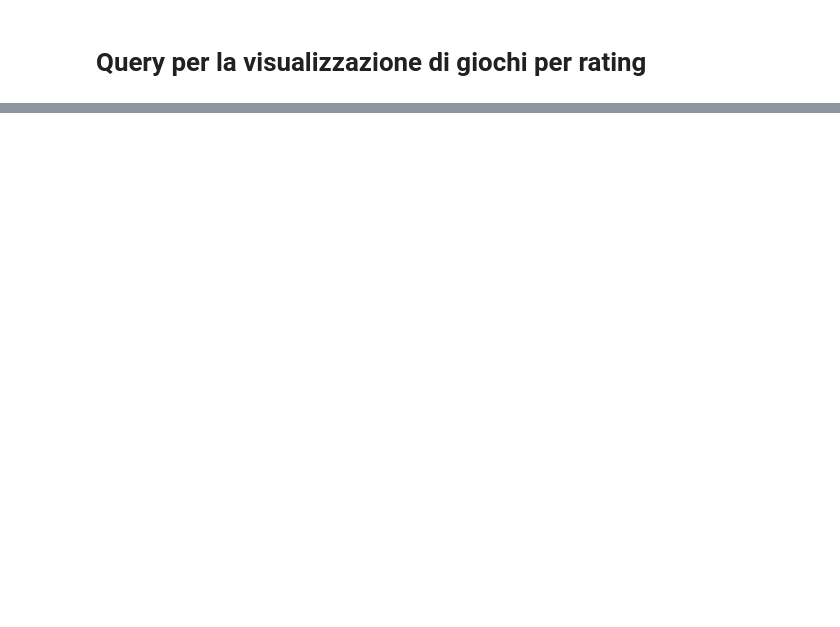
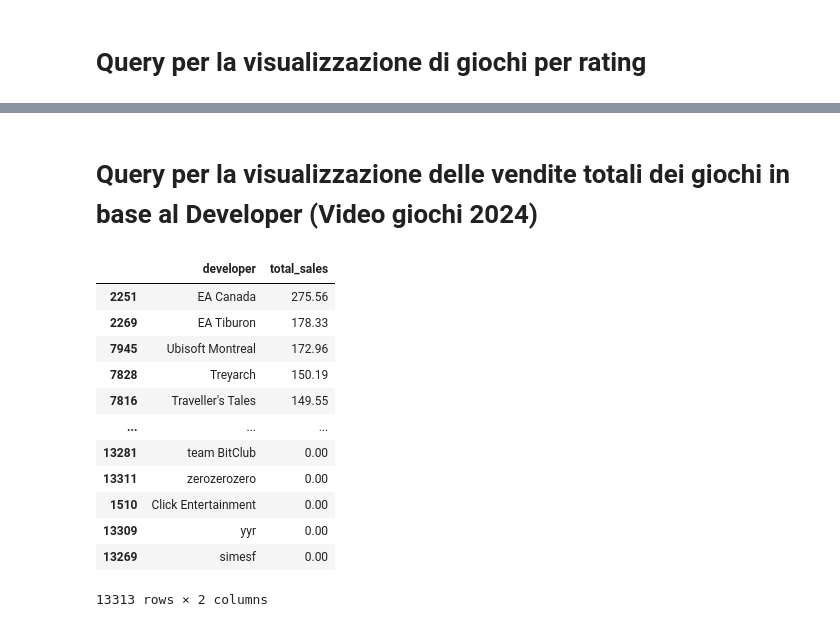
Before and after one commit to Nerone709/KeybladeDB, a Jupyter notebook: notebooks/query_datasets.ipynb, the cells around one changed output, grey strips where cells are left out. Drawn from its saved outputs; the diff is of its cells as text; code cells hidden in the pictures; blank space fills up the shorter version.

```diff
--- a/notebooks/query_datasets.ipynb
+++ b/notebooks/query_datasets.ipynb
@@ -44,0 +155,50 @@ Warzone 2100
+# %% [markdown]
+# Query per la visualizzazione delle vendite totali dei giochi in base al Developer (Video giochi 2024)
+# %%
+# Recupero dei developer distinti
+developers = videogames_2024.distinct("developer")
+
+# Lista per raccogliere i risultati
+rows = []
+
+# Ciclo sui developer
+for developer in developers:
+    if developer == "Unknown":
+        # Visualizza giochi singoli per Unknown
+        pipeline = [
+            {"$match": {"developer": "Unknown"}},
+            {"$project": {"developer": 1, "total_sales": 1, "_id": 0}}
+        ]
+        result = list(videogames_2024.aggregate(pipeline))
+        rows.extend(result)
+    else:
+        # Somma le vendite per gli altri developer
+        pipeline = [
+            {"$match": {"developer": developer}},
+            {"$group": {
+                "_id": "$developer",
+                "total_sales": {"$sum": "$total_sales"}
+            }}
+        ]
+        result = list(videogames_2024.aggregate(pipeline))
+        if result:
+            rows.append({"developer": developer, "total_sales": result[0]["total_sales"]})
+        else:
+            rows.append({"developer": developer, "total_sales": 0})
+
+# Creazione del DataFrame
+sales_df = pd.DataFrame(rows)
+# %% [output]
+|  | developer | total_sales |
+| 2251 | EA Canada | 275.56 |
+| 2269 | EA Tiburon | 178.33 |
+| 7945 | Ubisoft Montreal | 172.96 |
+| 7828 | Treyarch | 150.19 |
+| 7816 | Traveller's Tales | 149.55 |
+| ... | ... | ... |
+| 13281 | team BitClub | 0.00 |
+| 13311 | zerozerozero | 0.00 |
+| 1510 | Click Entertainment | 0.00 |
+| 13309 | yyr | 0.00 |
+| 13269 | simesf | 0.00 |
+13313 rows × 2 columns
```
Also changed, not shown: parts of 16 cells of this notebook.
